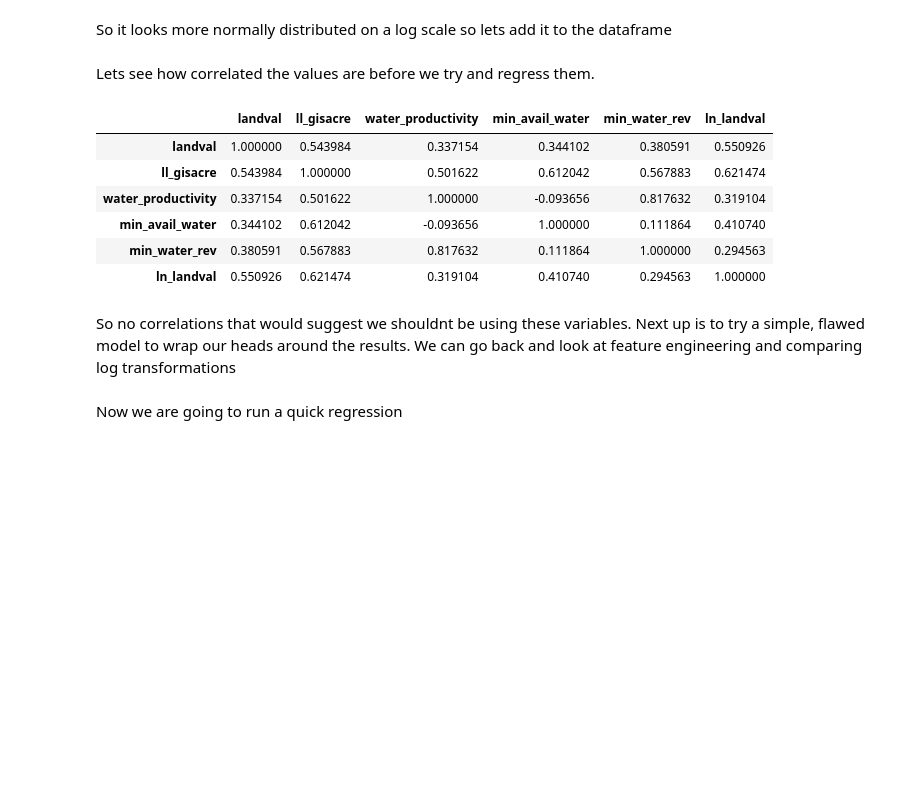
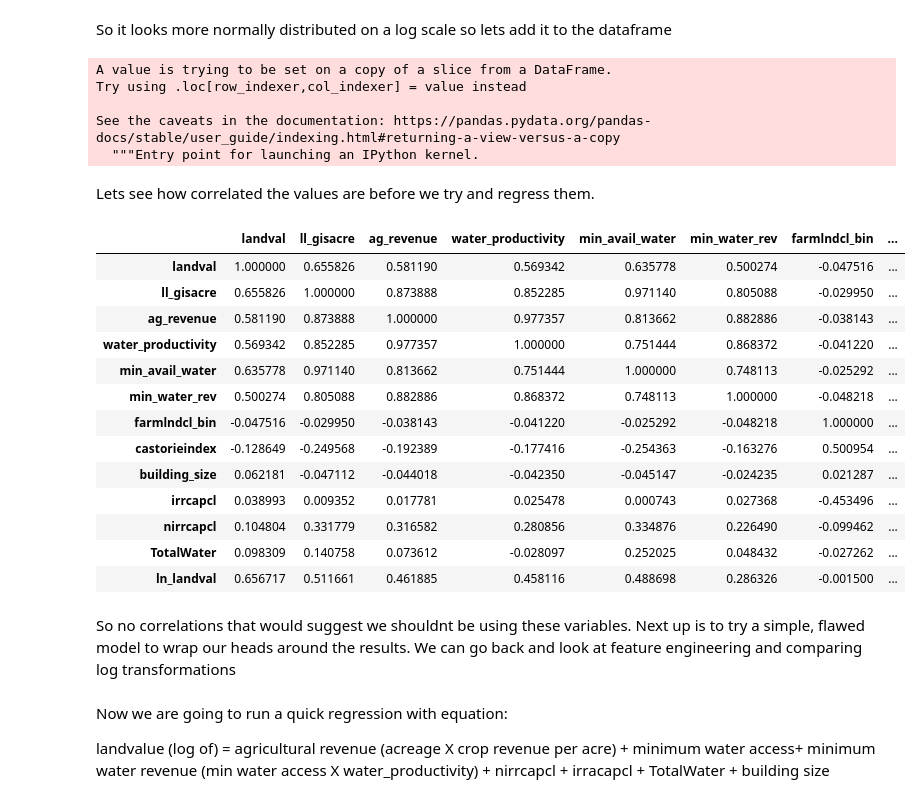
Before and after one commit to draget/w210_water, a Jupyter notebook: Hedonic Modeling.ipynb, the cells around one changed output. Drawn from its saved outputs; the diff is of its cells as text; code cells hidden in the pictures; blank space fills up the shorter version.

```diff
--- a/Hedonic Modeling.ipynb
+++ b/Hedonic Modeling.ipynb
@@ -432,0 +439,5 @@ soil_db
+# %%
+merged['building_size'] = merged['firstfloor'] + merged['secondfloor'] + merged['addsize'] + merged['gize']
+
+#exclude pools
+merged.drop(merged[merged['pool'] == True].index, inplace=True)
@@ -468,0 +471,30 @@ hedonic_db = hedonic_db.astype('float64')
+# %%
+hedonic_db = merged[['parcelnumb',
+                     'landval',
+                     'll_gisacre',
+                     'ag_revenue',
+                     'water_productivity',
+                     'min_avail_water',
+                     'min_water_rev',
+                     'Crop',
+                     'farmlndcl_bin',
+                     'county',
+                     'szip',
+                     'castorieindex',
+                     'building_size',
+                     'irrcapcl',
+                     'irrcapscl',
+                     'nirrcapcl',
+                     'nirrcalscl',
+                    'TotalWater']]
+
+hedonic_db['landval'] = hedonic_db['landval'].astype('float64')
+hedonic_db['ll_gisacre'] = hedonic_db['ll_gisacre'].astype('float64')
+hedonic_db['water_productivity'] = hedonic_db['water_productivity'].astype('float64')
+hedonic_db['min_avail_water'] = hedonic_db['min_avail_water'].astype('float64')
+hedonic_db['min_water_rev'] = hedonic_db['min_water_rev'].astype('float64')
+hedonic_db['farmlndcl_bin'] = hedonic_db['farmlndcl_bin'].astype('float64')
+hedonic_db['ag_revenue'] = hedonic_db['ag_revenue'].astype('float64')
+hedonic_db['castorieindex'] = hedonic_db['castorieindex'].astype('float64')
+hedonic_db['building_size'] = hedonic_db['building_size'].astype('float64')
+hedonic_db['TotalWater'] = hedonic_db['TotalWater'].astype('float64')
@@ -469,2 +519,3 @@ hedonic_db = hedonic_db.astype('float64')
 # %%
 hedonic_db.head()
+modeling_db = hedonic_db.dropna()
@@ -507,18 +575,31 @@ ln_landval.plot.hist(range=[0, np.max(ln_landval)])
 So it looks more normally distributed on a log scale so lets add it to the dataframe
 # %%
-hedonic_db['ln_landval'] = np.log(hedonic_db['landval'])
+modeling_db['ln_landval'] = np.log(modeling_db['landval'])
+# %% [output]
+A value is trying to be set on a copy of a slice from a DataFrame.
+Try using .loc[row_indexer,col_indexer] = value instead
+
+See the caveats in the documentation: https://pandas.pydata.org/pandas-docs/stable/user_guide/indexing.html#returning-a-view-versus-a-copy
+  """Entry point for launching an IPython kernel.
 # %% [markdown]
 Lets see how correlated the values are before we try and regress them.
 # %%
-hedonic_db.corr()
+modeling_db.corr()
 # %% [output]
-|  | landval | ll_gisacre | water_productivity | min_avail_water | min_water_rev | ln_landval |
-| landval | 1.000000 | 0.543984 | 0.337154 | 0.344102 | 0.380591 | 0.550926 |
-| ll_gisacre | 0.543984 | 1.000000 | 0.501622 | 0.612042 | 0.567883 | 0.621474 |
-| water_productivity | 0.337154 | 0.501622 | 1.000000 | -0.093656 | 0.817632 | 0.319104 |
-| min_avail_water | 0.344102 | 0.612042 | -0.093656 | 1.000000 | 0.111864 | 0.410740 |
-| min_water_rev | 0.380591 | 0.567883 | 0.817632 | 0.111864 | 1.000000 | 0.294563 |
-| ln_landval | 0.550926 | 0.621474 | 0.319104 | 0.410740 | 0.294563 | 1.000000 |
+|  | landval | ll_gisacre | ag_revenue | water_productivity | min_avail_water | min_water_rev | farmlndcl_bin | ... |
+| landval | 1.000000 | 0.655826 | 0.581190 | 0.569342 | 0.635778 | 0.500274 | -0.047516 | ... |
+| ll_gisacre | 0.655826 | 1.000000 | 0.873888 | 0.852285 | 0.971140 | 0.805088 | -0.029950 | ... |
+| ag_revenue | 0.581190 | 0.873888 | 1.000000 | 0.977357 | 0.813662 | 0.882886 | -0.038143 | ... |
+| water_productivity | 0.569342 | 0.852285 | 0.977357 | 1.000000 | 0.751444 | 0.868372 | -0.041220 | ... |
+| min_avail_water | 0.635778 | 0.971140 | 0.813662 | 0.751444 | 1.000000 | 0.748113 | -0.025292 | ... |
+| min_water_rev | 0.500274 | 0.805088 | 0.882886 | 0.868372 | 0.748113 | 1.000000 | -0.048218 | ... |
+| farmlndcl_bin | -0.047516 | -0.029950 | -0.038143 | -0.041220 | -0.025292 | -0.048218 | 1.000000 | ... |
+| castorieindex | -0.128649 | -0.249568 | -0.192389 | -0.177416 | -0.254363 | -0.163276 | 0.500954 | ... |
+| building_size | 0.062181 | -0.047112 | -0.044018 | -0.042350 | -0.045147 | -0.024235 | 0.021287 | ... |
+| irrcapcl | 0.038993 | 0.009352 | 0.017781 | 0.025478 | 0.000743 | 0.027368 | -0.453496 | ... |
+| nirrcapcl | 0.104804 | 0.331779 | 0.316582 | 0.280856 | 0.334876 | 0.226490 | -0.099462 | ... |
+| TotalWater | 0.098309 | 0.140758 | 0.073612 | -0.028097 | 0.252025 | 0.048432 | -0.027262 | ... |
+| ln_landval | 0.656717 | 0.511661 | 0.461885 | 0.458116 | 0.488698 | 0.286326 | -0.001500 | ... |
 # %% [markdown]
 So no correlations that would suggest we shouldnt be using these variables. Next up is to try a simple, flawed model to wrap our heads around the results. We can go back and look at feature engineering and comparing log transformations
 # %%
@@ -528,2 +608,0 @@ hedonic_db =hedonic_db[~hedonic_db.isin([np.nan, np.inf, -np.inf]).any(1)]
-# %% [markdown]
-Now we are going to run a quick regression
@@ -536,0 +609,4 @@ X = hedonic_db[['ll_gisacre', 'min_water_rev', 'min_avail_water']]
+# %% [markdown]
+Now we are going to run a quick regression with equation:
+
+landvalue (log of) = agricultural revenue (acreage X crop revenue per acre) + minimum water access+ minimum water revenue (min water access X water_productivity) + nirrcapcl + irracapcl + TotalWater + building size
```
Also changed, not shown: parts of 63 cells of this notebook.
